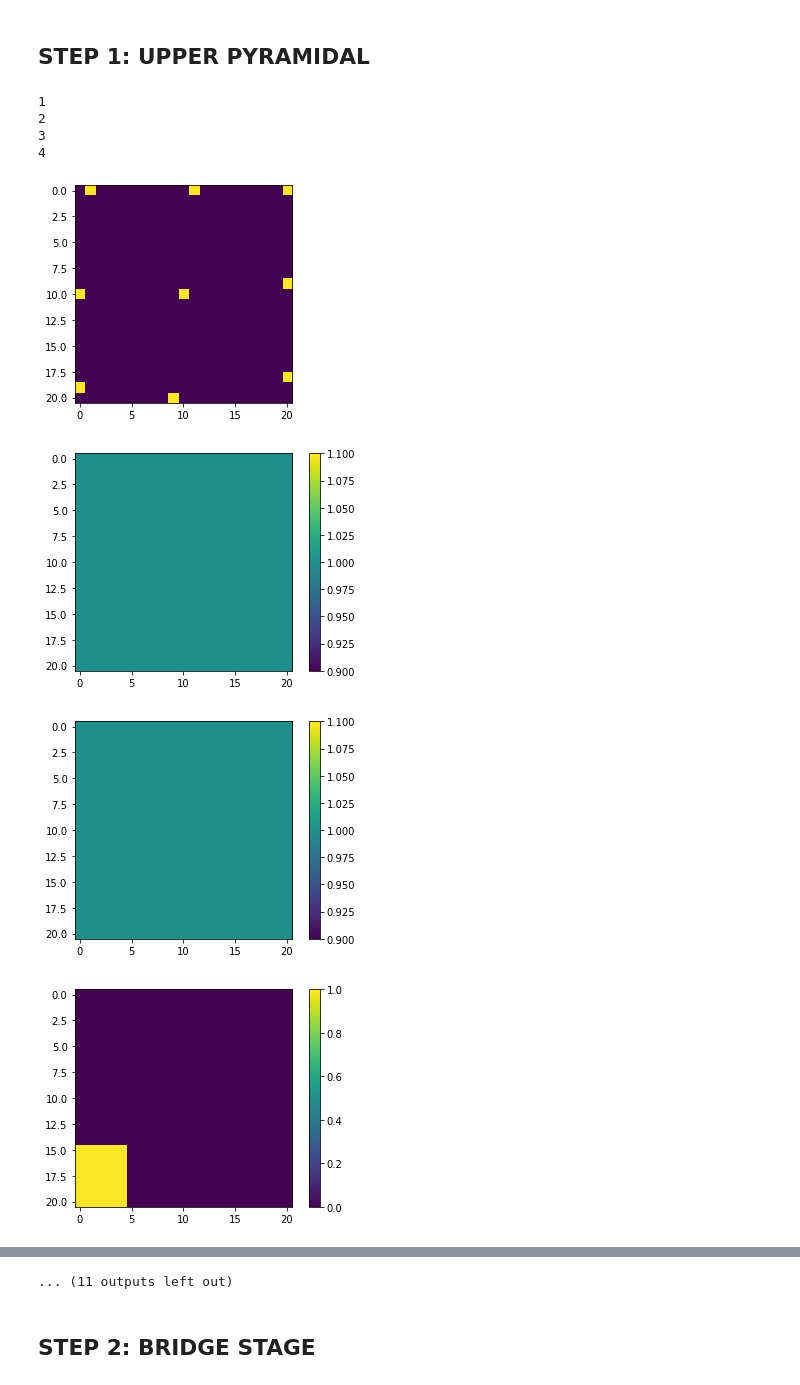
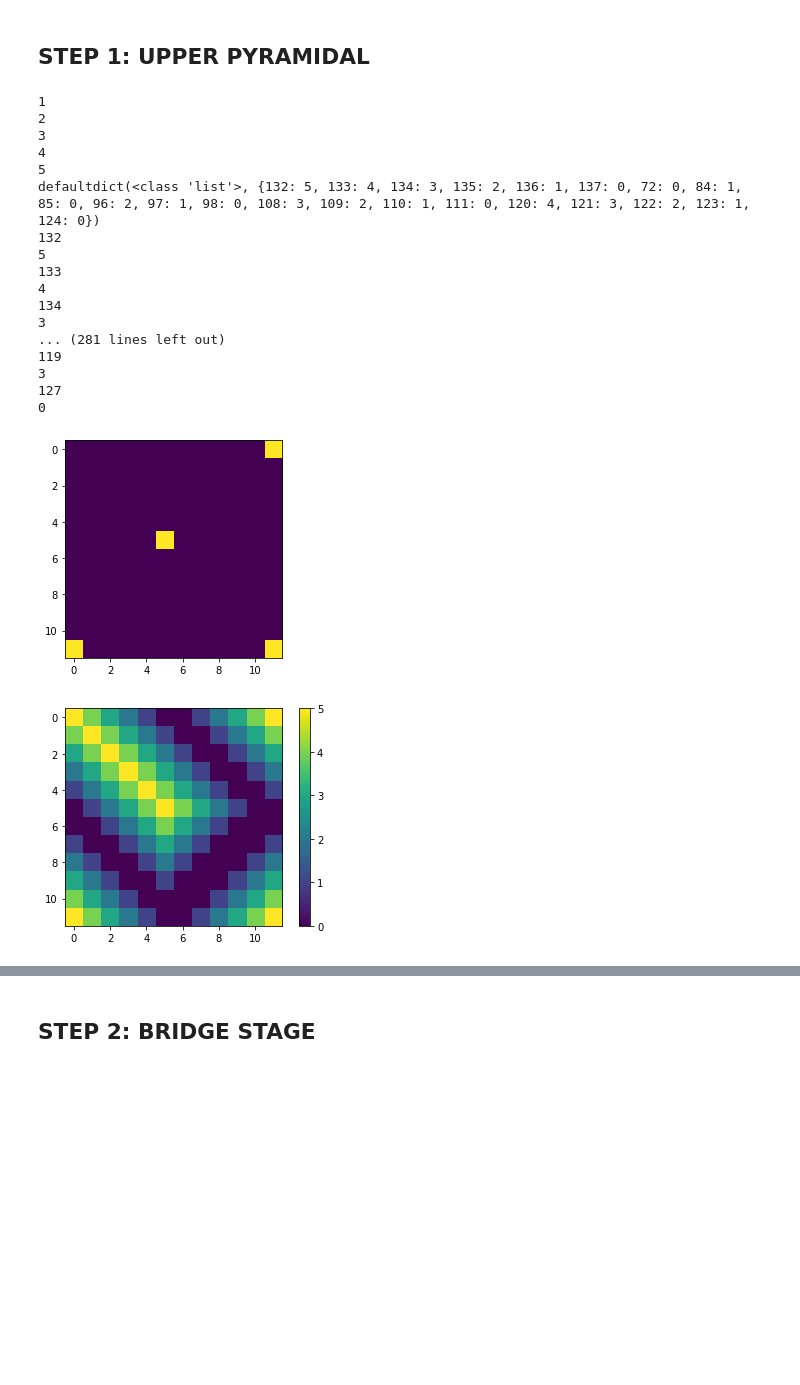
Before and after one commit to moislam1221/parallel-stencil-unstructured, a Jupyter notebook: Swept with advance clean.ipynb, the cells around one changed output, grey strips where cells are left out. Cells and saved outputs as stored; diff of their text form; code cells hidden in the pictures; blank space fills up the shorter version.

```diff
--- a/Swept with advance clean.ipynb
+++ b/Swept with advance clean.ipynb
@@ -897,10 +941,10 @@ def lowerPyramidal(neighbors, groundLevel):
 ## INITIALIZE
 # %%
 # Initialization
-N = 21
-nSubdomains = 9
+N = 12
+nSubdomains = 4
 periodicFlag = False
-diagonalLinksFlag = True
+diagonalLinksFlag = False
 neighbors = create2Dneighbors(N, periodic=periodicFlag, diagonalLinks=diagonalLinksFlag)
 PARALLEL_FLAG = True
 # %% [markdown]
@@ -914,39 +958,50 @@ plotSeeds(seeds,N)
 
 # Use advance to obtain territories
 numDofs = len(neighbors)
 groundLevel = zeros(numDofs)
 iIter, territories, stopper, _ = advance(seeds, 0, groundLevel)
-plotTerritoriesAll(territories, N)
+# plotTerritoriesAll(territories, N)
 # Use pyMETIS to ensure all dofs have an associated subdomain
 
 neighborsDummy = create2Dneighbors(N, periodic=periodicFlag, diagonalLinks=diagonalLinksFlag)
 territorySetUpperPyramidal = createSubdomainsWithMETIS(neighborsDummy, seeds, territories)
-plotTerritoriesAllSet(territorySetUpperPyramidal, N)
-plotTerritoriesSet(territorySetUpperPyramidal, N)
-territorySetUpperPyramidalExpanded = expandTerritorySet(territorySetUpperPyramidal, neighbors)
-plotTerritoriesSet(territorySetUpperPyramidalExpanded, N)
+#plotTerritoriesAllSet(territorySetUpperPyramidal, N)
+#plotTerritoriesSet(territorySetUpperPyramidal, N)
+# territorySetUpperPyramidalExpanded = expandTerritorySet(territorySetUpperPyramidal, neighbors)
+# plotTerritoriesSet(territorySetUpperPyramidalExpanded, N)
 
 # Obtain the seed dofs for each subdomain
 seeds = upperPyramidal(territorySetUpperPyramidal, neighbors)
 
 # Advance
 if PARALLEL_FLAG == True:
     # Parallel Advance (simulate being on the GPU and partitioning data between shared memory)
     groundLevelAllSubdomains = groundLevelPartition(groundLevel, territorySetUpperPyramidal, seeds, neighbors)
     groundLevelAllSubdomains = parallelAdvance(groundLevelAllSubdomains, neighbors, territorySetUpperPyramidal, seeds, iIter, neighbors)
     groundLevel = groundLevelCombine(groundLevel, groundLevelAllSubdomains, territorySetUpperPyramidal)
 else:
     iIter, territories, stopper, fronts = advance(seeds, 0, groundLevel)
     groundLevel = frontsToGroundLevel(fronts)
 
 # Plot Ground Level
 plotGroundLevel(groundLevel, N)
 # %% [output]
 1
 2
 3
 4
+5
+defaultdict(<class 'list'>, {132: 5, 133: 4, 134: 3, 135: 2, 136: 1, 137: 0, 72: 0, 84: 1, 85: 0, 96: 2, 97: 1, 98: 0, 108: 3, 109: 2, 110: 1, 111: 0, 120: 4, 121: 3, 122: 2, 123: 1, 124: 0})
+132
+5
+133
+4
+134
+3
+... (281 lines left out)
+119
+3
+127
+0
-[figure, old version]
+[figure, new version]
-[figure, old version]
+[figure, new version]
-[figure, removed]
-[figure, removed]
@@ -960,3 +1008,2 @@ plotGroundLevel(groundLevel, N)
-... (11 outputs left out)
 # %% [markdown]
 ## STEP 2: BRIDGE STAGE
```
Also changed, not shown: parts of 29 cells of this notebook.
